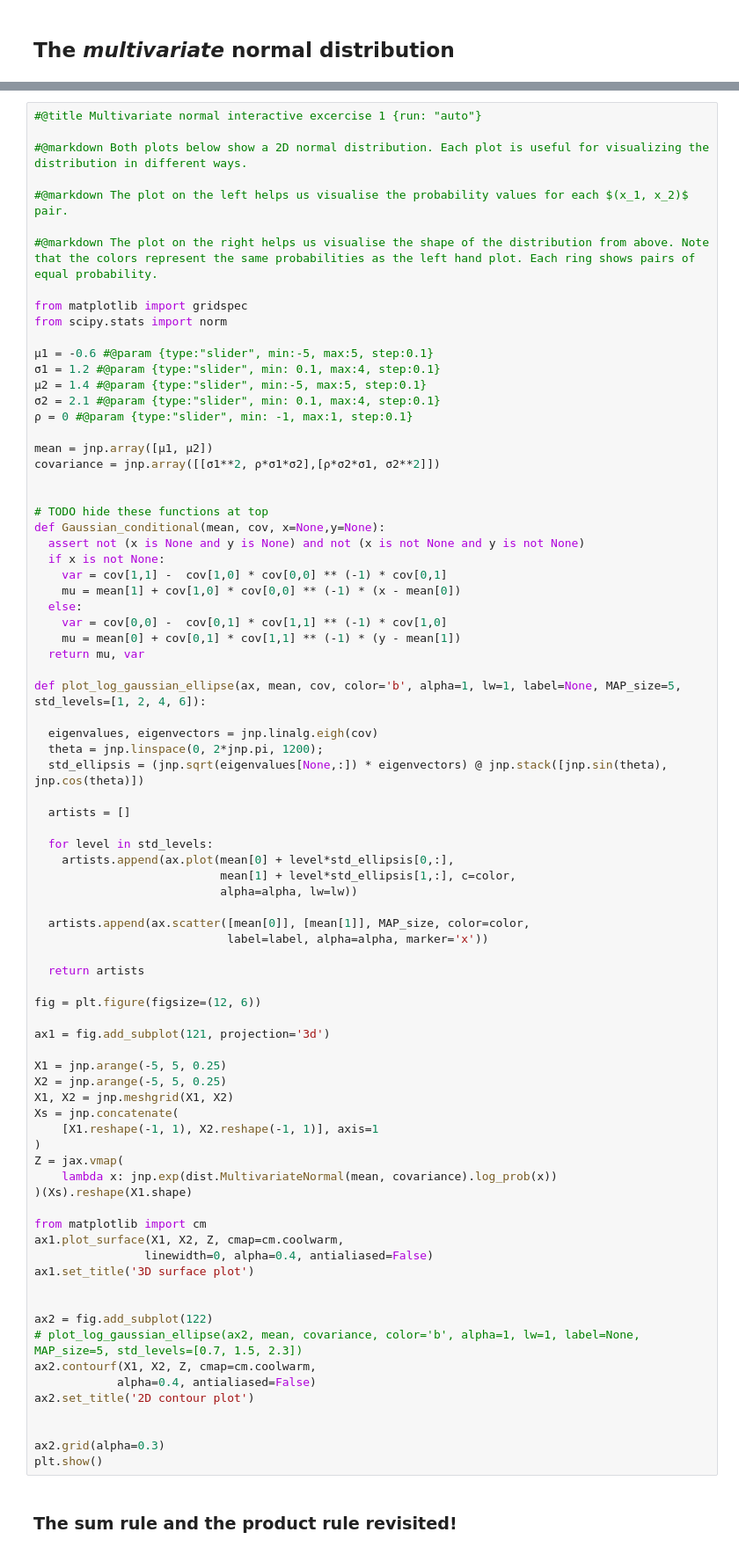
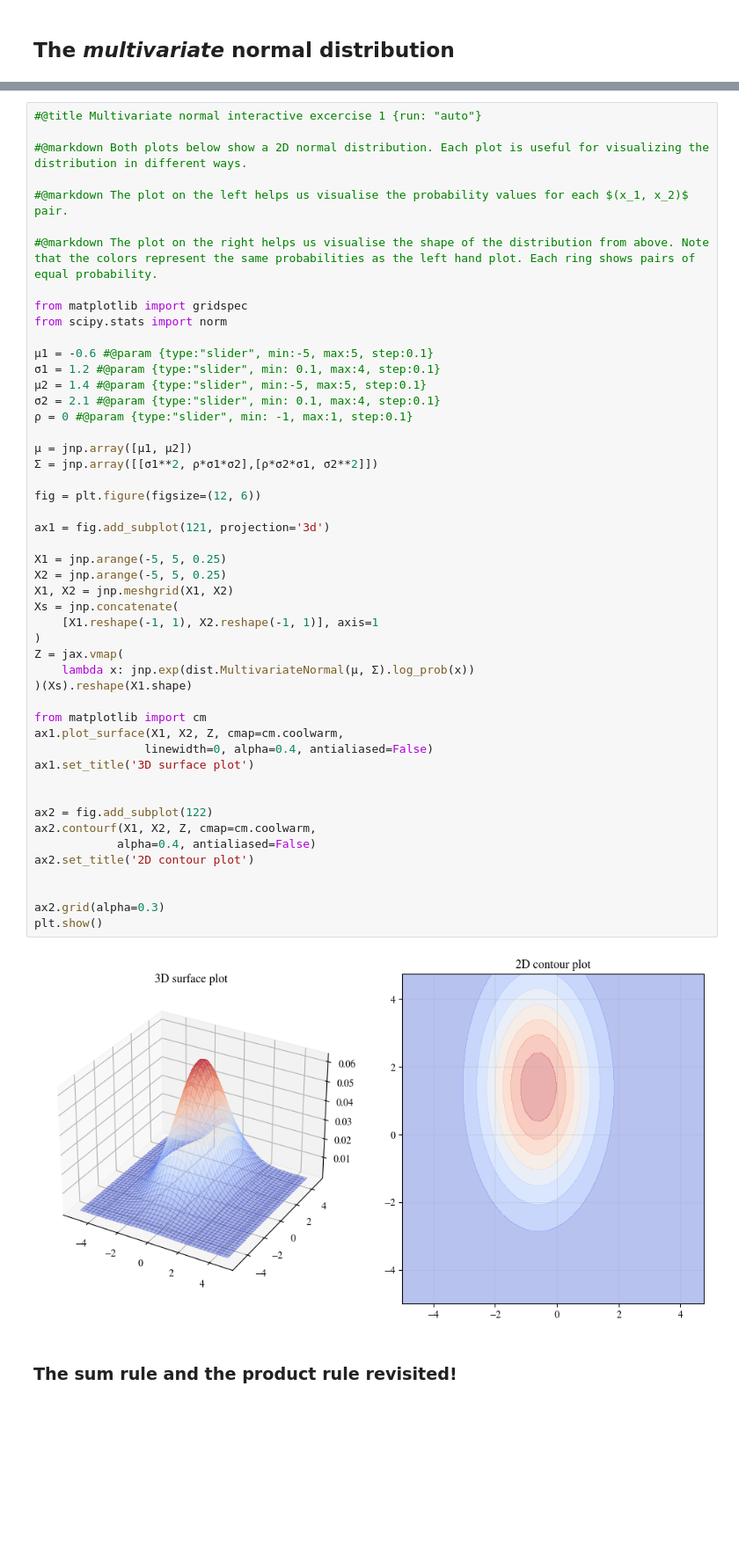
Before and after one commit to deep-learning-indaba/indaba-pracs-2023, a Jupyter notebook: Introduction_to_Probabilistic_Thinking_and_Programming.ipynb, the cells around one changed output, grey strips where cells are left out. Shown at 88% size. Cells and saved outputs as stored; diff of their text form; blank space fills up the shorter version.

Commit message:
Added some solutions and moved code to helper functions

```diff
--- a/Introduction_to_Probabilistic_Thinking_and_Programming.ipynb
+++ b/Introduction_to_Probabilistic_Thinking_and_Programming.ipynb
@@ -605,68 +635,39 @@ from scipy.stats import norm
 σ2 = 2.1 #@param {type:"slider", min: 0.1, max:4, step:0.1}
 ρ = 0 #@param {type:"slider", min: -1, max:1, step:0.1}
 
-mean = jnp.array([μ1, μ2])
-covariance = jnp.array([[σ1**2, ρ*σ1*σ2],[ρ*σ2*σ1, σ2**2]])
-
-
-# TODO hide these functions at top
-def Gaussian_conditional(mean, cov, x=None,y=None):
-  assert not (x is None and y is None) and not (x is not None and y is not None)
-  if x is not None:
-    var = cov[1,1] -  cov[1,0] * cov[0,0] ** (-1) * cov[0,1]
-    mu = mean[1] + cov[1,0] * cov[0,0] ** (-1) * (x - mean[0])
-  else:
-    var = cov[0,0] -  cov[0,1] * cov[1,1] ** (-1) * cov[1,0]
-    mu = mean[0] + cov[0,1] * cov[1,1] ** (-1) * (y - mean[1])
-  return mu, var
-
-def plot_log_gaussian_ellipse(ax, mean, cov, color='b', alpha=1, lw=1, label=None, MAP_size=5, std_levels=[1, 2, 4, 6]):
-
-  eigenvalues, eigenvectors = jnp.linalg.eigh(cov)
-  theta = jnp.linspace(0, 2*jnp.pi, 1200);
-  std_ellipsis = (jnp.sqrt(eigenvalues[None,:]) * eigenvectors) @ jnp.stack([jnp.sin(theta), jnp.cos(theta)])
-
-  artists = []
-
-  for level in std_levels:
-    artists.append(ax.plot(mean[0] + level*std_ellipsis[0,:],
-                           mean[1] + level*std_ellipsis[1,:], c=color,
-                           alpha=alpha, lw=lw))
-
-  artists.append(ax.scatter([mean[0]], [mean[1]], MAP_size, color=color,
-                            label=label, alpha=alpha, marker='x'))
-
-  return artists
+μ = jnp.array([μ1, μ2])
+Σ = jnp.array([[σ1**2, ρ*σ1*σ2],[ρ*σ2*σ1, σ2**2]])
 
 fig = plt.figure(figsize=(12, 6))
 
 ax1 = fig.add_subplot(121, projection='3d')
 
 X1 = jnp.arange(-5, 5, 0.25)
 X2 = jnp.arange(-5, 5, 0.25)
 X1, X2 = jnp.meshgrid(X1, X2)
 Xs = jnp.concatenate(
     [X1.reshape(-1, 1), X2.reshape(-1, 1)], axis=1
 )
 Z = jax.vmap(
-    lambda x: jnp.exp(dist.MultivariateNormal(mean, covariance).log_prob(x))
+    lambda x: jnp.exp(dist.MultivariateNormal(μ, Σ).log_prob(x))
 )(Xs).reshape(X1.shape)
 
 from matplotlib import cm
 ax1.plot_surface(X1, X2, Z, cmap=cm.coolwarm,
                 linewidth=0, alpha=0.4, antialiased=False)
 ax1.set_title('3D surface plot')
 
 
 ax2 = fig.add_subplot(122)
-# plot_log_gaussian_ellipse(ax2, mean, covariance, color='b', alpha=1, lw=1, label=None, MAP_size=5, std_levels=[0.7, 1.5, 2.3])
 ax2.contourf(X1, X2, Z, cmap=cm.coolwarm,
             alpha=0.4, antialiased=False)
 ax2.set_title('2D contour plot')
 
 
 ax2.grid(alpha=0.3)
 plt.show()
+# %% [output]
+[figure, added]
 # %% [markdown]
 ### The sum rule and the product rule revisited!
 # %% [markdown]
```
Also changed, not shown: parts of 18 cells of this notebook.
